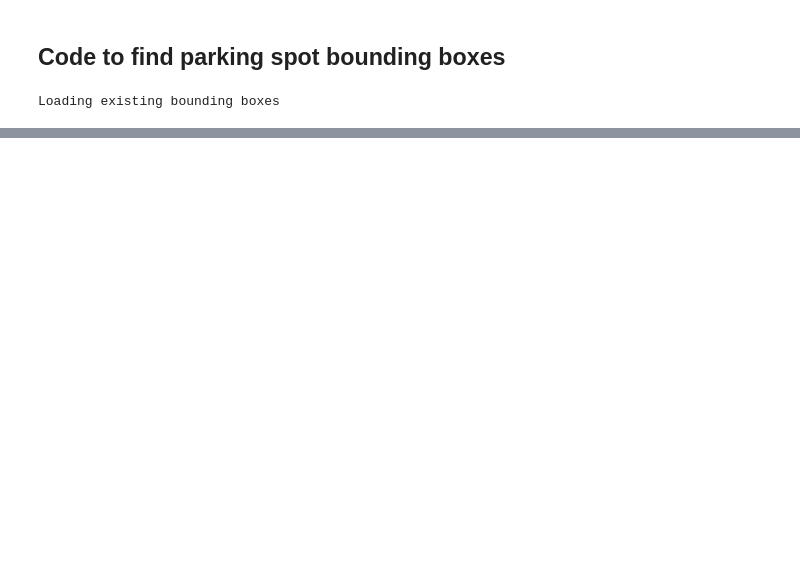
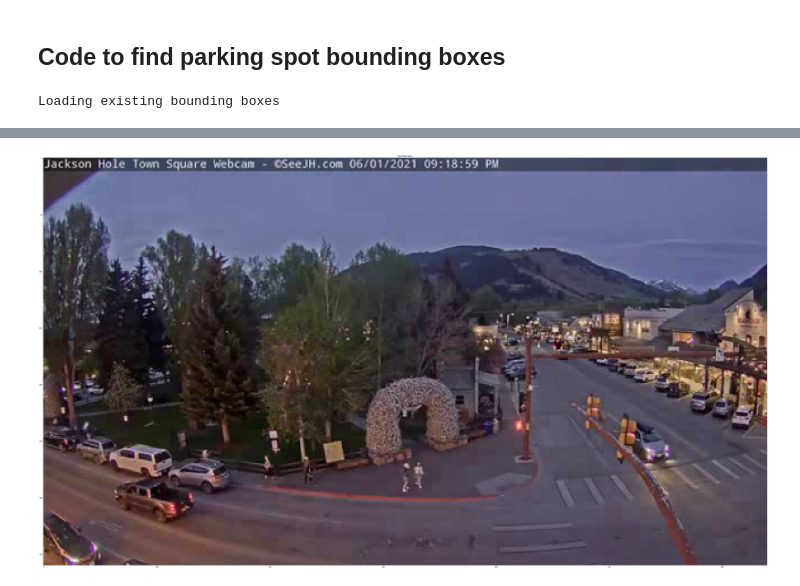
Before and after one commit to rejexx/Parkingspot_Vacancy, a Jupyter notebook: notebooks/02_spot_detection.ipynb, the cells around one changed output, grey strips where cells are left out. Drawn from its saved outputs; the diff is of its cells as text; code cells hidden in the pictures; blank space fills up the shorter version.

```diff
--- a/notebooks/02_spot_detection.ipynb
+++ b/notebooks/02_spot_detection.ipynb
@@ -656,0 +684,9 @@ print(load_obj("demo_vacant_spots_data"))
+# %%
+plt.figure(figsize = (64,48))
+plt.imshow(frame[:, :, ::-1], interpolation='nearest') # Convert to RBG
+plt.tight_layout()
+plt.title('Identified Spots')
+plt.show()
+video_capture.release()  #free the video
+# %% [output]
+[figure, added]
```
Also changed, not shown: parts of 10 cells of this notebook, 3 other files.
